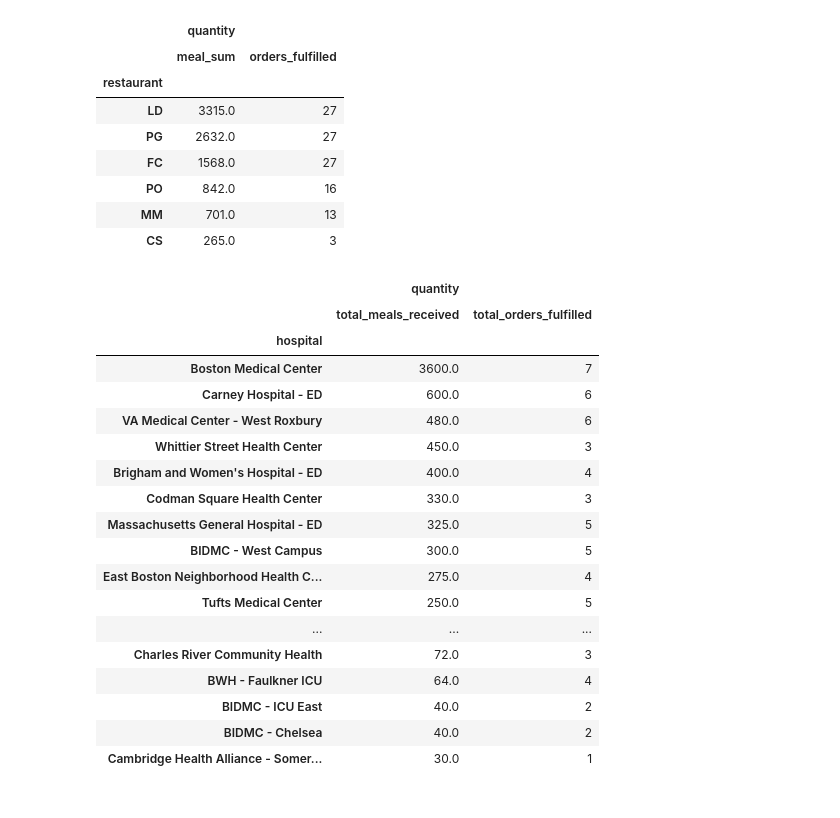
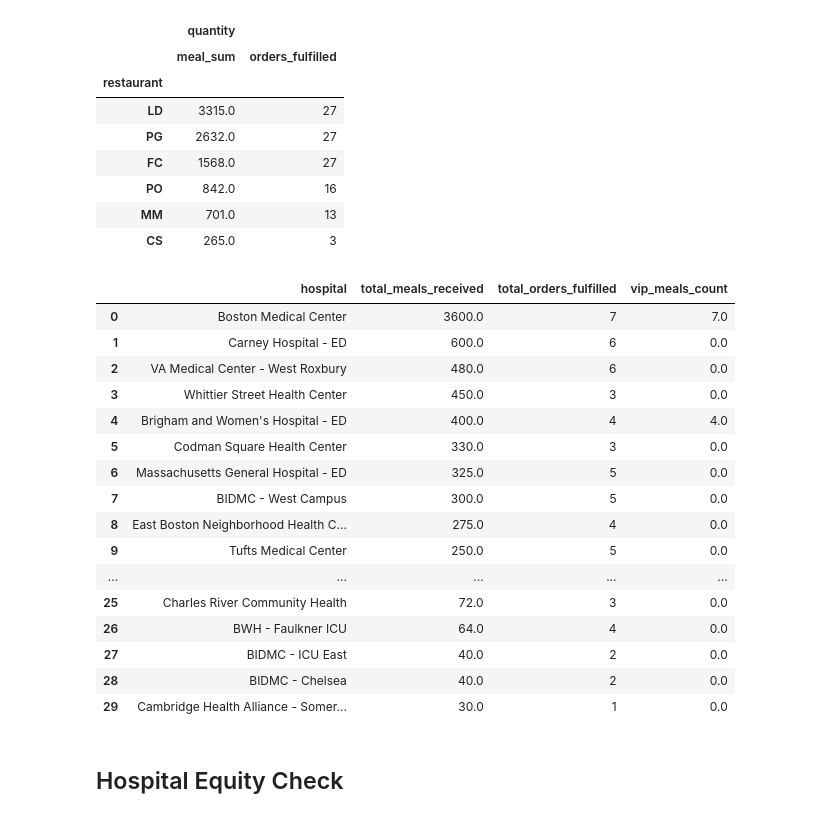
Before and after one commit to wilkesybear/otp-scheduler, a Jupyter notebook: src/notebooks/Sandbox.ipynb, the cells around one changed output. Cells and saved outputs as stored; diff of their text form; code cells hidden in the pictures.

```diff
--- a/src/notebooks/Sandbox.ipynb
+++ b/src/notebooks/Sandbox.ipynb
@@ -146,3 +154,18 @@ days_worked.columns = ['restaurant', 'Days Worked']
 days_with_capacity = days_worked.merge(restaurants[['max_days_per_week']], left_on='restaurant', right_on='code')
 days_over_capacity = days_with_capacity[days_with_capacity['Days Worked'] > days_with_capacity['max_days_per_week']]
 test(too_many_dropoffs.empty, 'Some restaurants are working more days than requested this week', days_over_capacity)
+# %%
+# Ensure all VIP orders are fulfilled
+vip_schedule_dense = vip_schedule.dropna(how='all', axis=0).dropna(how='all', axis=1)
+vip_schedule_dense
+vip_orders = []
+missing_meals = []
+for i, row in vip_schedule_dense.iterrows():
+    for j, val in enumerate(row):
+        if not pd.isnull(val):
+            order = meal_log[(meal_log['hospital'] == hospitals.iloc[i, 1]) & (meal_log['meal'] == vip_schedule_dense.columns[j])]
+            vip_orders.append(order)
+            if order.empty:
+                missing_meals.append((hospitals.iloc[i, 1], vip_schedule_dense.columns[j]))
+
+test(len(missing_meals) == 0, 'Some VIP meal orders have not been fulfilled', missing_meals)
@@ -148,0 +175,2 @@ test(too_many_dropoffs.empty, 'Some restaurants are working more days than reque
+# %%
+vip_orders_df = pd.concat(vip_orders).reset_index()
@@ -148,0 +182,4 @@ test(too_many_dropoffs.empty, 'Some restaurants are working more days than reque
+# %%
+vip_orders_rollup = vip_orders_df.groupby('hospital')[['index']].count().reset_index()
+vip_orders_rollup.columns = ['hospital', 'vip_meals_count']
+vip_orders_rollup
@@ -148,0 +192,7 @@ test(too_many_dropoffs.empty, 'Some restaurants are working more days than reque
+# %%
+hospital_meals_rollup = meal_log[['hospital', 'quantity']].groupby('hospital').agg({
+    'quantity': [('total_meals_received', 'sum'), ('total_orders_fulfilled', 'count')],
+}).sort_values([('quantity', 'total_meals_received')], ascending=False).reset_index()
+hospital_meals_rollup.columns = ['hospital', 'total_meals_received', 'total_orders_fulfilled']
+
+hospital_meals_rollup = hospital_meals_rollup.merge(vip_orders_rollup, on='hospital', how='left').fillna(0)
@@ -209,28 +264,27 @@ meal_log.groupby('restaurant').agg({
 | PO | 842.0 | 16 |
 | MM | 701.0 | 13 |
 | CS | 265.0 | 3 |
-# %%
-# Total numbers of meals and orders received for each HP
-meal_log[['hospital', 'quantity']].groupby('hospital').agg({
-    'quantity': [('total_meals_received', 'sum'), ('total_orders_fulfilled', 'count')]
-}).sort_values([('quantity', 'total_meals_received')], ascending=False)
-# %% [output]
-|  | quantity |  |
-|  | total_meals_received | total_orders_fulfilled |
-| hospital |  |  |
-| Boston Medical Center | 3600.0 | 7 |
-| Carney Hospital - ED | 600.0 | 6 |
-| VA Medical Center - West Roxbury | 480.0 | 6 |
-| Whittier Street Health Center | 450.0 | 3 |
-| Brigham and Women's Hospital - ED | 400.0 | 4 |
-| Codman Square Health Center | 330.0 | 3 |
-| Massachusetts General Hospital - ED | 325.0 | 5 |
-| BIDMC - West Campus | 300.0 | 5 |
-| East Boston Neighborhood Health C... | 275.0 | 4 |
-| Tufts Medical Center | 250.0 | 5 |
-| ... | ... | ... |
-| Charles River Community Health | 72.0 | 3 |
-| BWH - Faulkner ICU | 64.0 | 4 |
-| BIDMC - ICU East | 40.0 | 2 |
-| BIDMC - Chelsea | 40.0 | 2 |
-| Cambridge Health Alliance - Somer... | 30.0 | 1 |
+# %%
+# Total numbers of meals and orders received for each HP
+# NB: this variable is defined above, as it's used in a validation test
+hospital_meals_rollup
+# %% [output]
+|  | hospital | total_meals_received | total_orders_fulfilled | vip_meals_count |
+| 0 | Boston Medical Center | 3600.0 | 7 | 7.0 |
+| 1 | Carney Hospital - ED | 600.0 | 6 | 0.0 |
+| 2 | VA Medical Center - West Roxbury | 480.0 | 6 | 0.0 |
+| 3 | Whittier Street Health Center | 450.0 | 3 | 0.0 |
+| 4 | Brigham and Women's Hospital - ED | 400.0 | 4 | 4.0 |
+| 5 | Codman Square Health Center | 330.0 | 3 | 0.0 |
+| 6 | Massachusetts General Hospital - ED | 325.0 | 5 | 0.0 |
+| 7 | BIDMC - West Campus | 300.0 | 5 | 0.0 |
+| 8 | East Boston Neighborhood Health C... | 275.0 | 4 | 0.0 |
+| 9 | Tufts Medical Center | 250.0 | 5 | 0.0 |
+| ... | ... | ... | ... | ... |
+| 25 | Charles River Community Health | 72.0 | 3 | 0.0 |
+| 26 | BWH - Faulkner ICU | 64.0 | 4 | 0.0 |
+| 27 | BIDMC - ICU East | 40.0 | 2 | 0.0 |
+| 28 | BIDMC - Chelsea | 40.0 | 2 | 0.0 |
+| 29 | Cambridge Health Alliance - Somer... | 30.0 | 1 | 0.0 |
+# %% [markdown]
+## Hospital Equity Check
```
Also changed, not shown: parts of 13 cells of this notebook, 1 other file.
